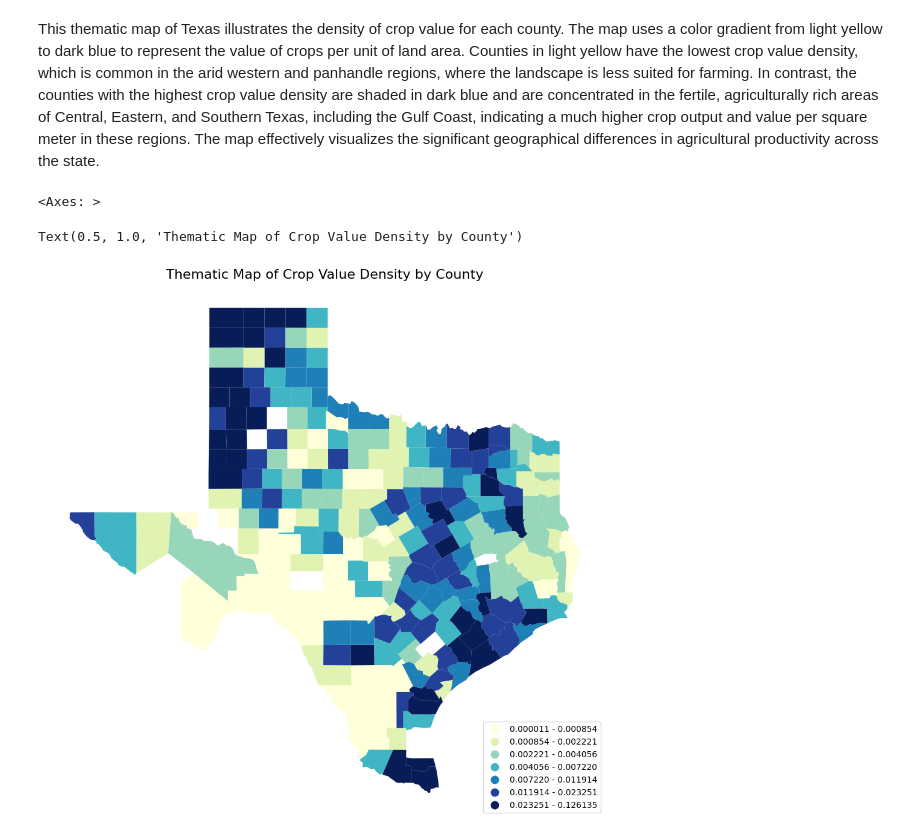
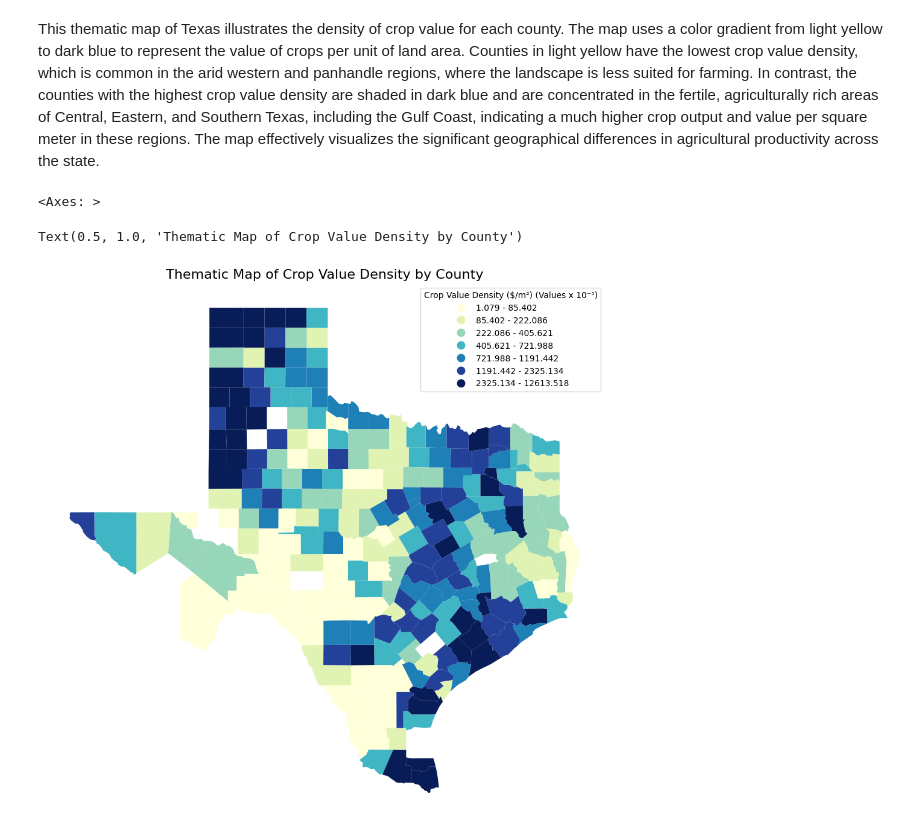
Before and after one commit to Nemipatel210/Texas-AgroSpatial-Intelligence, a Jupyter notebook: ps1_GIS.ipynb, the cells around one changed output. Drawn from its saved outputs; the diff is of its cells as text; code cells hidden in the pictures.

```diff
--- a/ps1_GIS.ipynb
+++ b/ps1_GIS.ipynb
@@ -331,40 +335,50 @@ See the caveats in the documentation: https://pandas.pydata.org/pandas-docs/stab
 This thematic map of Texas illustrates the density of crop value for each county. The map uses a color gradient from light yellow to dark blue to represent the value of crops per unit of land area. Counties in light yellow have the lowest crop value density, which is common in the arid western and panhandle regions, where the landscape is less suited for farming. In contrast, the counties with the highest crop value density are shaded in dark blue and are concentrated in the fertile, agriculturally rich areas of Central, Eastern, and Southern Texas, including the Gulf Coast, indicating a much higher crop output and value per square meter in these regions. The map effectively visualizes the significant geographical differences in agricultural productivity across the state.
 # %%
 import mapclassify
-import matplotlib.pyplot as plt # Import pyplot
+import matplotlib.pyplot as plt
 
 # Drop rows with NaN in 'value_density' before plotting
 txC1_crop2022_selected_plot = txC1_crop2022_selected.dropna(subset=['value_density']).set_geometry('geometry_x')
 
 # Define the classification scheme (e.g., Quantiles) and number of classes
-k_classes = 7 # You can change the number of classes
+k_classes = 7
 classifier = mapclassify.Quantiles(txC1_crop2022_selected_plot['value_density'], k=k_classes)
 
-# Create custom legend labels with more decimal places
-legend_labels = [f'{b:.6f}' for b in classifier.bins] # Format with 6 decimal places
-# Add the lower bound of the first class to the labels
-legend_labels[0] = f'{txC1_crop2022_selected_plot["value_density"].min():.6f} - {legend_labels[0]}'
-for i in range(1, len(legend_labels)):
-    legend_labels[i] = f'{classifier.bins[i-1]:.6f} - {legend_labels[i]}'
+# Scale the bin boundaries by 10^5 and format the legend labels
+# The values are already multiplied by 10^5 in the prompt's legend, so we multiply the bins by 10^5
+scaled_bins = [b * 1e5 for b in classifier.bins]
+scaled_min = txC1_crop2022_selected_plot["value_density"].min() * 1e5
+legend_labels = []
+
+# Create the first label with the minimum value
+legend_labels.append(f'{scaled_min:.3f} - {scaled_bins[0]:.3f}')
+
+# Create subsequent labels
+for i in range(1, len(scaled_bins)):
+    legend_labels.append(f'{scaled_bins[i-1]:.3f} - {scaled_bins[i]:.3f}')
+
+# The last bin's upper bound is the maximum value in the dataset
+legend_labels[-1] = f'{scaled_bins[-2]:.3f} - {txC1_crop2022_selected_plot["value_density"].max() * 1e5:.3f}'
 
 
 # Create the figure and axes
-fig, ax = plt.subplots(1, 1, figsize=(12, 12)) # Increased figure size
+fig, ax = plt.subplots(1, 1, figsize=(12, 12))
 
 # Plot the data using the defined classification
 txC1_crop2022_selected_plot.plot(column='value_density',
                                  ax=ax,
-                                 legend=True, # Add the legend
-                                 cmap='YlGnBu', # Use the colormap you prefer
-                                 scheme='Quantiles', # Specify the classification scheme
-                                 classification_kwds={'k': k_classes}, # Pass keywords for the classifier
-                                 legend_kwds={'loc': 'lower right', 'labels': legend_labels}) # Pass custom labels
+                                 legend=True,
+                                 cmap='YlGnBu',
+                                 scheme='Quantiles',
+                                 classification_kwds={'k': k_classes},
+                                 legend_kwds={'loc': 'upper right', 'labels': legend_labels,
+                                              'title': 'Crop Value Density ($/m²) (Values x 10⁻⁵)'})
 
 
 ax.set_title('Thematic Map of Crop Value Density by County', fontsize=16)
 ax.set_axis_off()
 plt.show()
 # %% [output]
 <Axes: >
 Text(0.5, 1.0, 'Thematic Map of Crop Value Density by County')
-[figure, old version]
+[figure, new version]
```
Also changed, not shown: parts of 1 cell of this notebook.
